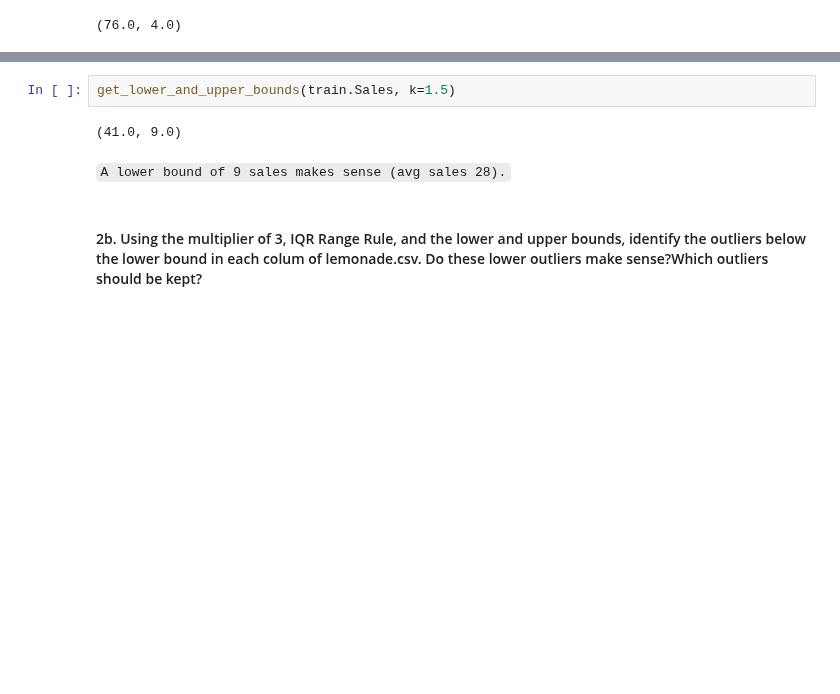
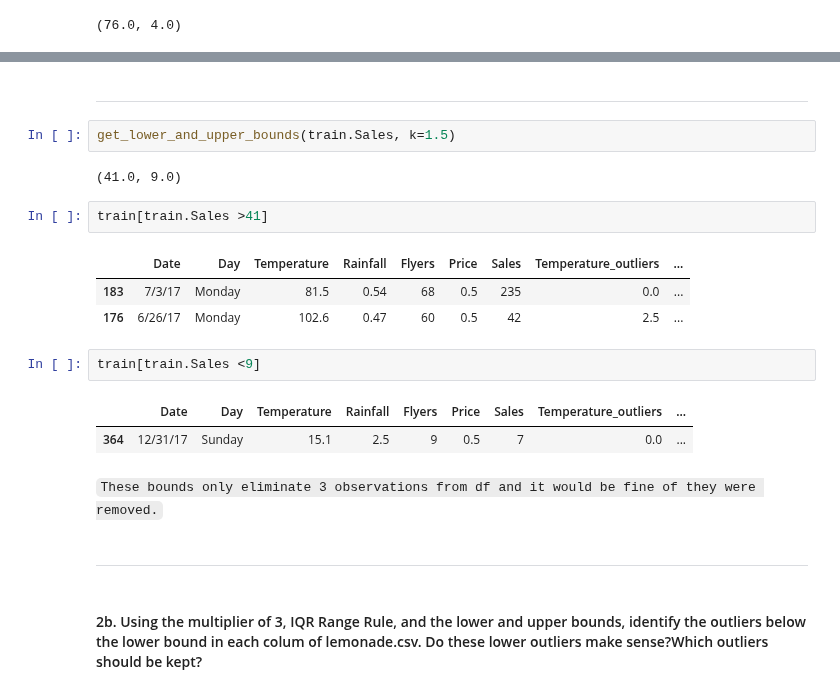
Before and after one commit to CSolitaire/anomaly-detection-exercises, a Jupyter notebook: continuous_probabilistic_methods.ipynb, the cells around one changed output, grey strips where cells are left out. Saved outputs shown, nothing was run; the diff lists cells and outputs as text; blank space fills up the shorter version.

```diff
--- a/continuous_probabilistic_methods.ipynb
+++ b/continuous_probabilistic_methods.ipynb
@@ -221,9 +268,24 @@ get_lower_and_upper_bounds(train.Flyers, k=1.5)
+# %% [markdown]
+***
 # %%
 get_lower_and_upper_bounds(train.Sales, k=1.5)
 # %% [output]
 (41.0, 9.0)
-# %% [markdown]
-`A lower bound of 9 sales makes sense (avg sales 28).`
+# %%
+train[train.Sales >41]
+# %% [output]
+|  | Date | Day | Temperature | Rainfall | Flyers | Price | Sales | Temperature_outliers | ... |
+| 183 | 7/3/17 | Monday | 81.5 | 0.54 | 68 | 0.5 | 235 | 0.0 | ... |
+| 176 | 6/26/17 | Monday | 102.6 | 0.47 | 60 | 0.5 | 42 | 2.5 | ... |
+# %%
+train[train.Sales <9]
+# %% [output]
+|  | Date | Day | Temperature | Rainfall | Flyers | Price | Sales | Temperature_outliers | ... |
+| 364 | 12/31/17 | Sunday | 15.1 | 2.5 | 9 | 0.5 | 7 | 0.0 | ... |
+# %% [markdown]
+`These bounds only eliminate 3 observations from df and it would be fine of they were removed.`
+# %% [markdown]
+***
 # %% [markdown]
 #### 2b. Using the multiplier of 3, IQR Range Rule, and the lower and upper bounds, identify the outliers below the lower bound in each colum of lemonade.csv. Do these lower outliers make sense?Which outliers should be kept?
 # %%
```
Also changed, not shown: parts of 34 cells of this notebook.
